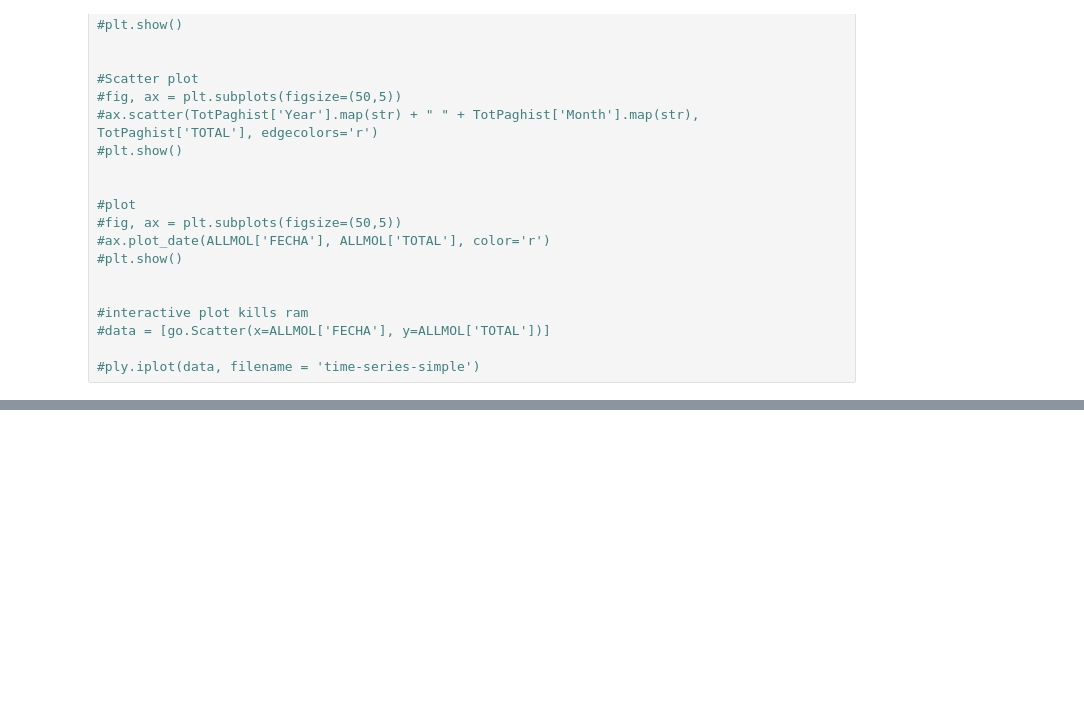
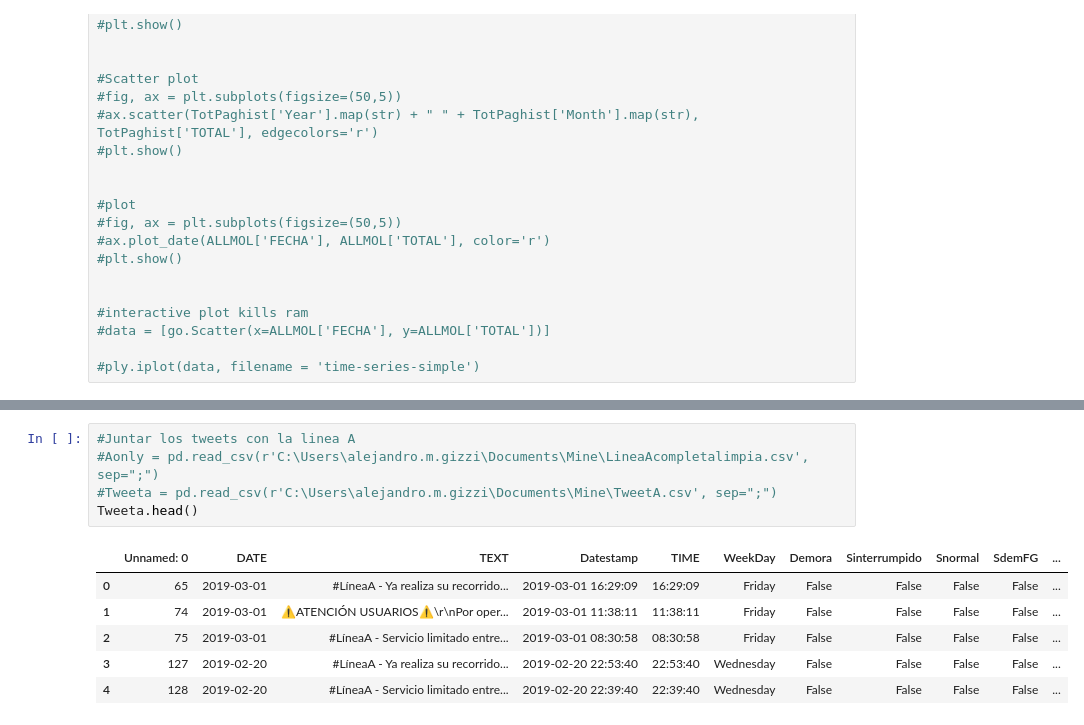
Before and after one commit to rodrinovo/Final-Project-EANT, a Jupyter notebook: Notebooks/Sbutes .ipynb, the cells around one changed output, grey strips where cells are left out. Cells and saved outputs as stored; diff of their text form; blank space fills up the shorter version.

```diff
--- a/Notebooks/Sbutes .ipynb
+++ b/Notebooks/Sbutes .ipynb
@@ -132,0 +294,12 @@ array(['LINEA_A', 'LINEA_B', 'LINEA_C', 'LINEA_D', 'LINEA_E', 'LINEA_H',
+# %%
+#Juntar los tweets con la linea A
+#Aonly = pd.read_csv(r'C:\Users\alejandro.m.gizzi\Documents\Mine\LineaAcompletalimpia.csv', sep=";")
+#Tweeta = pd.read_csv(r'C:\Users\alejandro.m.gizzi\Documents\Mine\TweetA.csv', sep=";")
+Tweeta.head()
+# %% [output]
+|  | Unnamed: 0 | DATE | TEXT | Datestamp | TIME | WeekDay | Demora | Sinterrumpido | Snormal | SdemFG | ... |
+| 0 | 65 | 2019-03-01 | #LíneaA - Ya realiza su recorrido... | 2019-03-01 16:29:09 | 16:29:09 | Friday | False | False | False | False | ... |
+| 1 | 74 | 2019-03-01 | ⚠️ATENCIÓN USUARIOS⚠️\r\nPor oper... | 2019-03-01 11:38:11 | 11:38:11 | Friday | False | False | False | False | ... |
+| 2 | 75 | 2019-03-01 | #LíneaA - Servicio limitado entre... | 2019-03-01 08:30:58 | 08:30:58 | Friday | False | False | False | False | ... |
+| 3 | 127 | 2019-02-20 | #LíneaA - Ya realiza su recorrido... | 2019-02-20 22:53:40 | 22:53:40 | Wednesday | False | False | False | False | ... |
+| 4 | 128 | 2019-02-20 | #LíneaA - Servicio limitado entre... | 2019-02-20 22:39:40 | 22:39:40 | Wednesday | False | False | False | False | ... |
```
Also changed, not shown: parts of 25 cells of this notebook, 3 other files.
